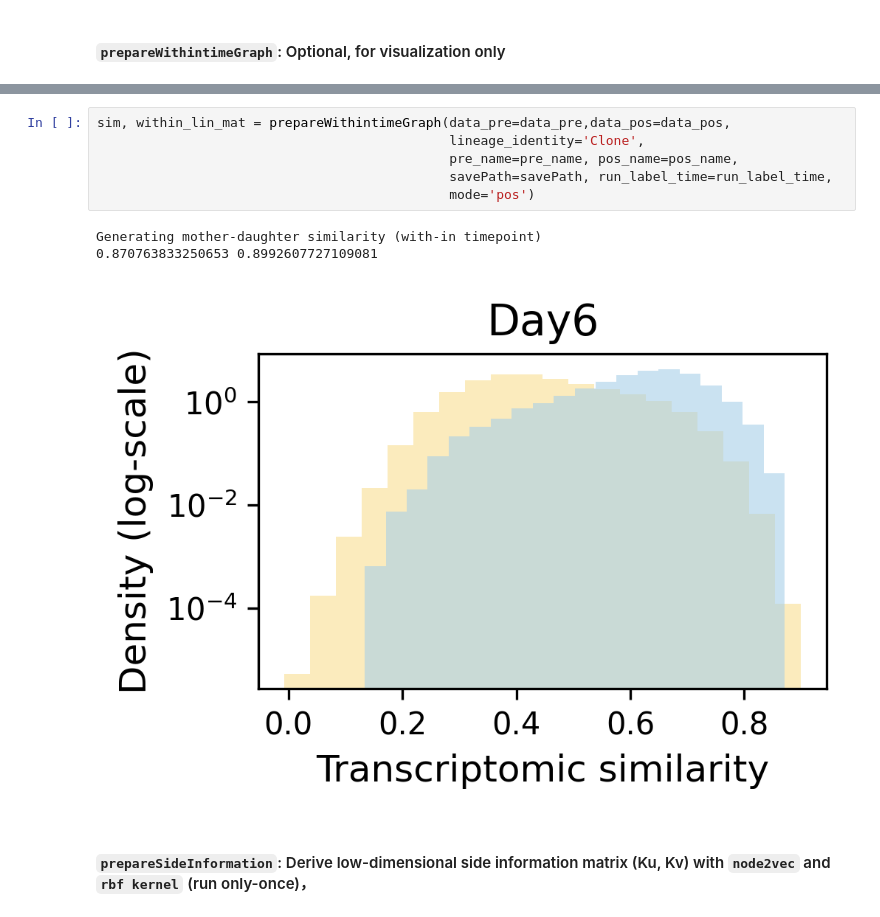
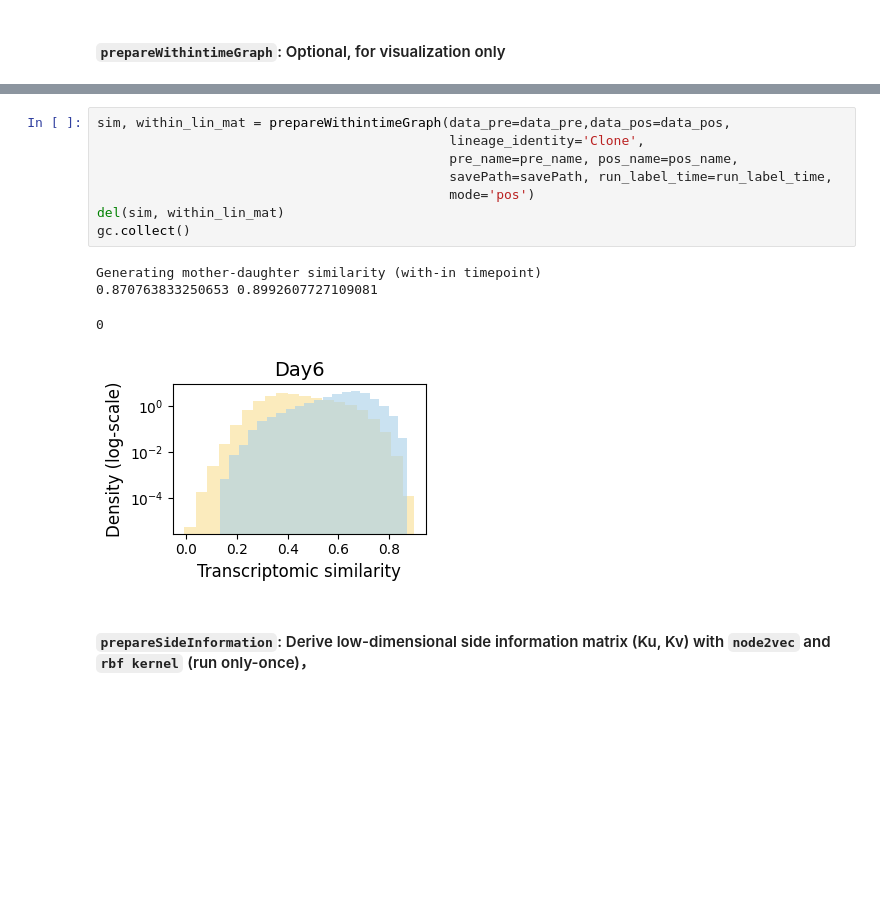
Before and after one commit to czythu/scTrace, a Jupyter notebook: tutorial/Larry-InvitroDiff.ipynb, the cells around one changed output, grey strips where cells are left out. Drawn from its saved outputs; the diff is of its cells as text; blank space fills up the shorter version.

```diff
--- a/tutorial/Larry-InvitroDiff.ipynb
+++ b/tutorial/Larry-InvitroDiff.ipynb
@@ -84,13 +87,16 @@ Generating mother-daughter similarity (with-in timepoint)
 # %%
 sim, within_lin_mat = prepareWithintimeGraph(data_pre=data_pre,data_pos=data_pos,
                                              lineage_identity='Clone',
                                              pre_name=pre_name, pos_name=pos_name,
                                              savePath=savePath, run_label_time=run_label_time,
                                              mode='pos')
+del(sim, within_lin_mat)
+gc.collect()
 # %% [output]
 Generating mother-daughter similarity (with-in timepoint)
 0.870763833250653 0.8992607727109081
+0
-[figure, old version]
+[figure, new version]
 # %% [markdown]
 #### `prepareSideInformation`:  Derive low-dimensional side information matrix (Ku, Kv) with `node2vec` and `rbf kernel` (run only-once)，
 # %%
```
Also changed, not shown: parts of 2 cells of this notebook, 1 other file.
